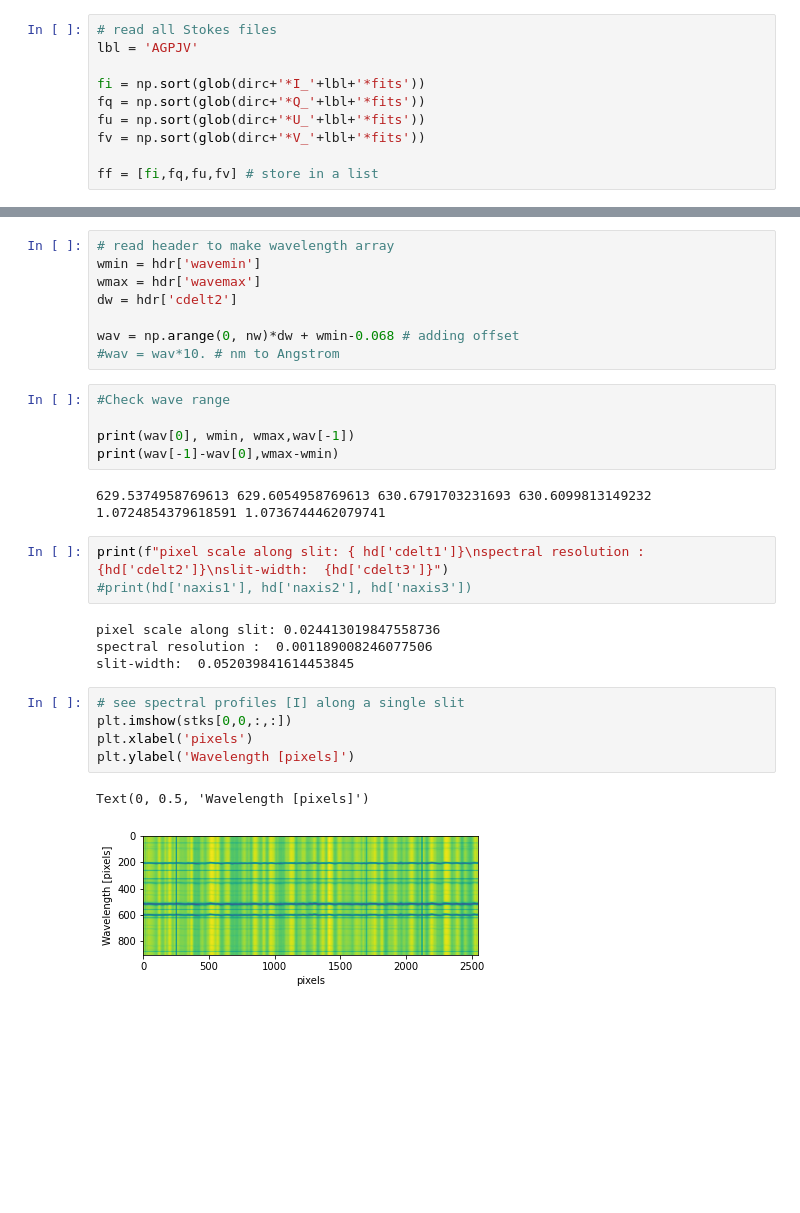
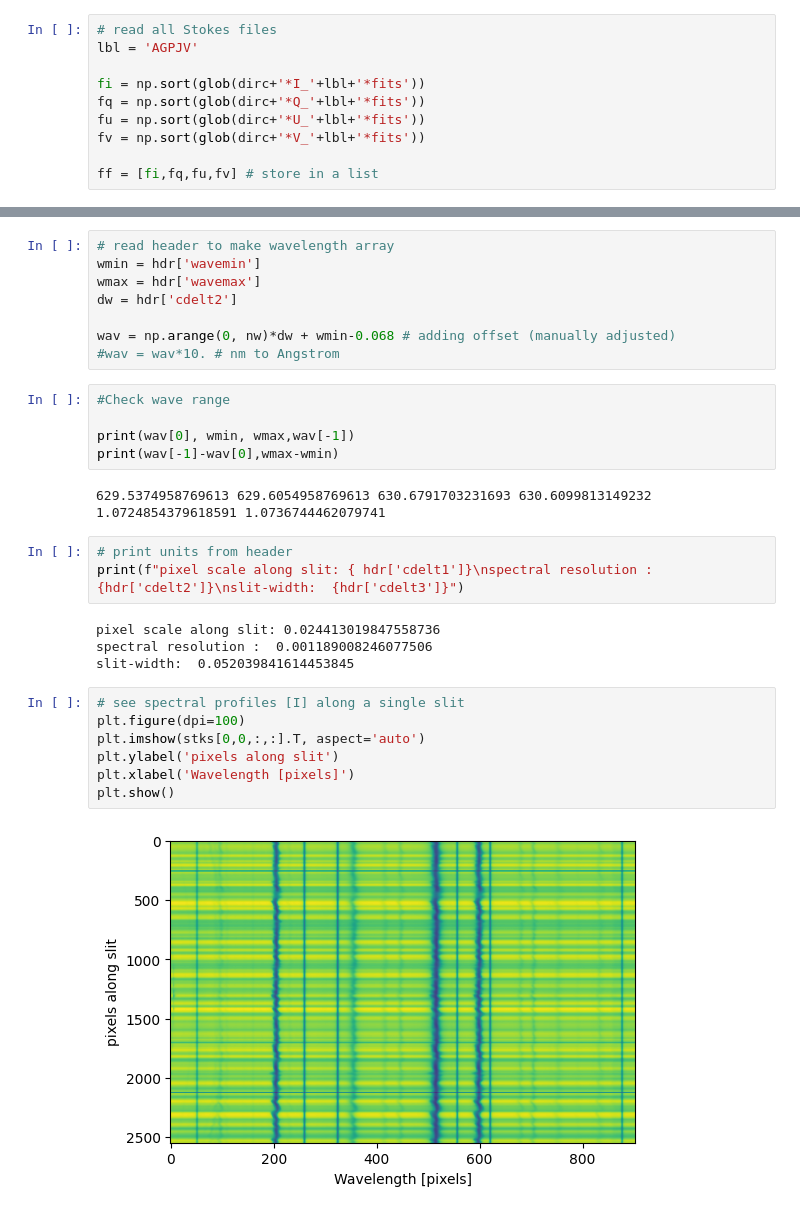
Before and after one commit to rahulyadav99/DKIST-quicklook, a Jupyter notebook: read_visp.ipynb, the cells around one changed output, grey strips where cells are left out. Saved outputs shown, nothing was run; the diff lists cells and outputs as text; blank space fills up the shorter version.

```diff
--- a/read_visp.ipynb
+++ b/read_visp.ipynb
@@ -66,7 +56,7 @@ wmin = hdr['wavemin']
 wmax = hdr['wavemax']
 dw = hdr['cdelt2']
 
-wav = np.arange(0, nw)*dw + wmin-0.068 # adding offset
+wav = np.arange(0, nw)*dw + wmin-0.068 # adding offset (manually adjusted)
 #wav = wav*10. # nm to Angstrom
 # %%
 #Check wave range
@@ -77,19 +67,20 @@ print(wav[-1]-wav[0],wmax-wmin)
 629.5374958769613 629.6054958769613 630.6791703231693 630.6099813149232
 1.0724854379618591 1.0736744462079741
 # %%
-print(f"pixel scale along slit: { hd['cdelt1']}\nspectral resolution :  {hd['cdelt2']}\nslit-width:  {hd['cdelt3']}")
-#print(hd['naxis1'], hd['naxis2'], hd['naxis3'])
+# print units from header
+print(f"pixel scale along slit: { hdr['cdelt1']}\nspectral resolution :  {hdr['cdelt2']}\nslit-width:  {hdr['cdelt3']}")
 # %% [output]
 pixel scale along slit: 0.024413019847558736
 spectral resolution :  0.001189008246077506
 slit-width:  0.052039841614453845
 # %%
 # see spectral profiles [I] along a single slit
-plt.imshow(stks[0,0,:,:])
-plt.xlabel('pixels')
-plt.ylabel('Wavelength [pixels]')
+plt.figure(dpi=100)
+plt.imshow(stks[0,0,:,:].T, aspect='auto')
+plt.ylabel('pixels along slit')
+plt.xlabel('Wavelength [pixels]')
+plt.show()
 # %% [output]
-Text(0, 0.5, 'Wavelength [pixels]')
-[figure, old version]
+[figure, new version]
 # %%
 # Now see mean Stokes profile
```
Also changed, not shown: parts of 6 cells of this notebook, 1 other file.
